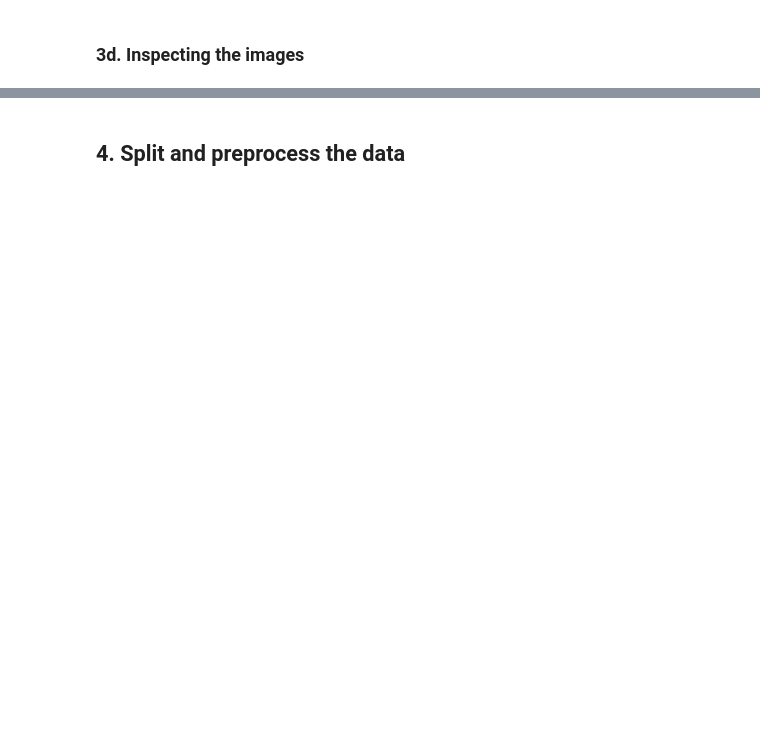
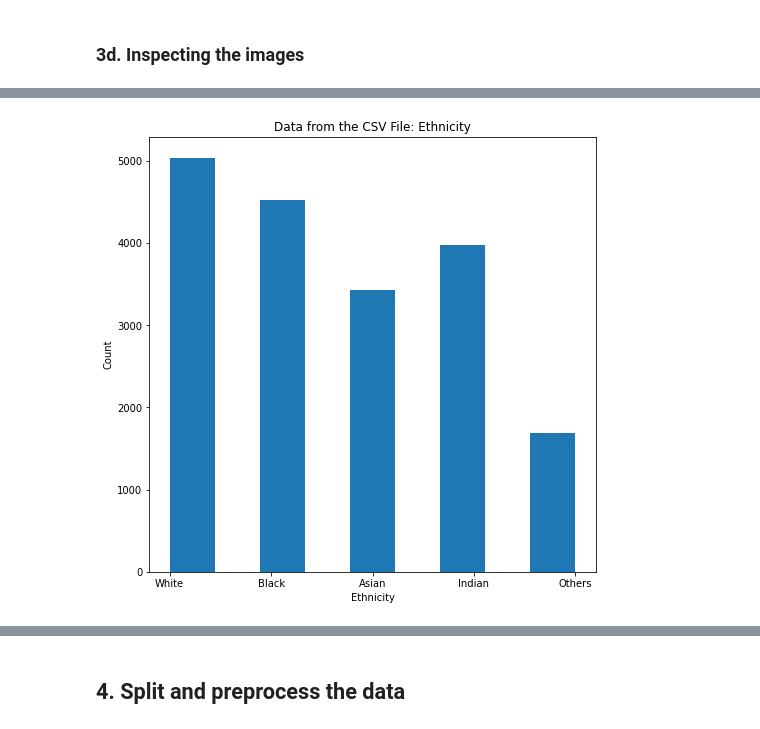
Before and after one commit to niyonx/Face-Classification, a Jupyter notebook: Face_Classification.ipynb, the cells around one changed output, grey strips where cells are left out. Saved outputs shown, nothing was run; the diff lists cells and outputs as text; code cells hidden in the pictures; blank space fills up the shorter version.

```diff
--- a/Face_Classification.ipynb
+++ b/Face_Classification.ipynb
@@ -220,0 +193,7 @@ X_reshaped=X.reshape(-1,IMG_SIZE,IMG_SIZE)
+# %%
+l = len(df[df.ethnicity==0])
+df = pd.DataFrame().append([df[df.ethnicity==0].sample(int(l/2)),
+                           df[df.ethnicity==1],
+                           df[df.ethnicity==2],
+                           df[df.ethnicity==3],
+                           df[df.ethnicity==4]])
@@ -242,0 +206,4 @@ plt.show()
+# %%
+plot_histogram(df.ethnicity, 9, 'Data from the CSV File: Ethnicity', 'Ethnicity', 'Count', 5, RACE_CATEGORIES)
+# %% [output]
+[figure, added]
```
Also changed, not shown: parts of 228 cells of this notebook.
